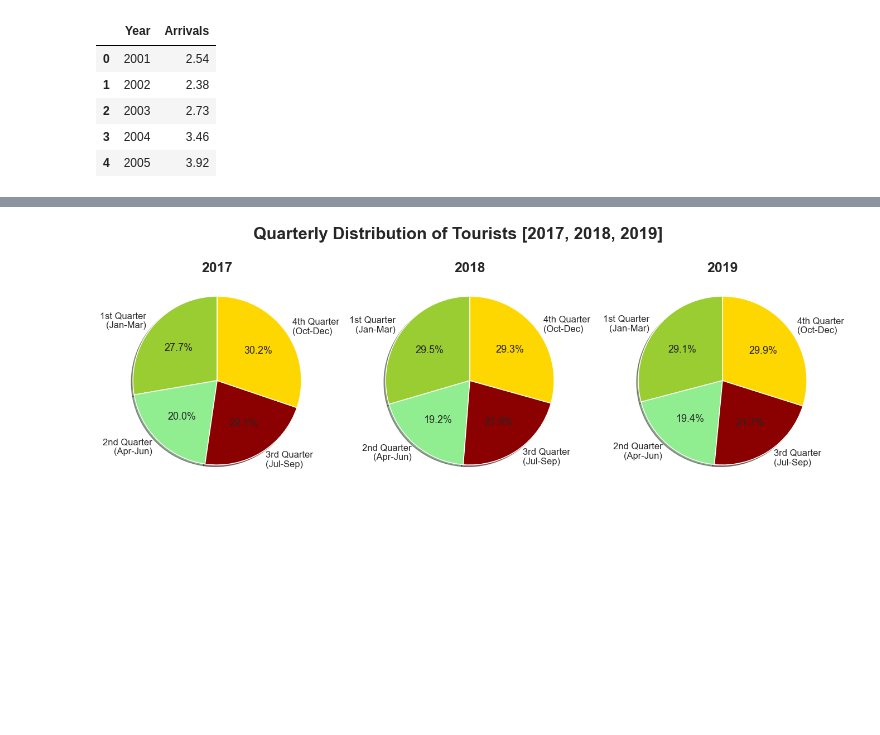
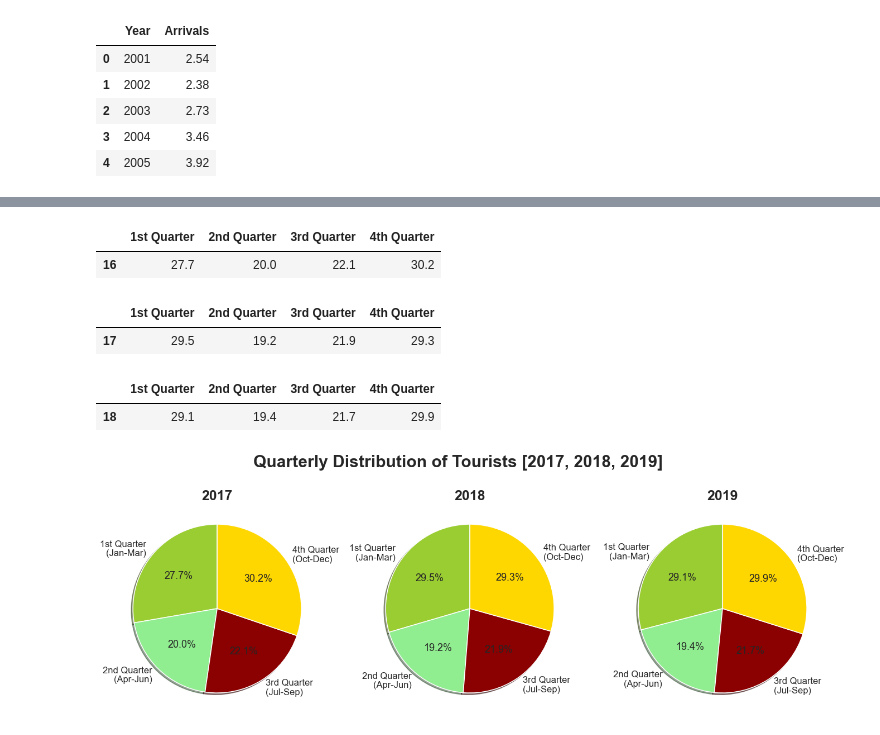
Before and after one commit to Rubix64/Tourism-analysis-of-India, a Jupyter notebook: tourism_analysis_in_India.ipynb, the cells around one changed output, grey strips where cells are left out. Drawn from its saved outputs; the diff is of its cells as text; code cells hidden in the pictures; blank space fills up the shorter version.

```diff
--- a/tourism_analysis_in_India.ipynb
+++ b/tourism_analysis_in_India.ipynb
@@ -98,4 +114,19 @@ quarterly2018=quarterly2018.drop(['Arrivals','Year'],axis=1)
 
 quarterly2019=quarterly[quarterly['Year']==2019].copy()
 quarterly2019=quarterly2019.drop(['Arrivals','Year'],axis=1)
+# %%
+quarterly2017.head()
+# %% [output]
+|  | 1st Quarter | 2nd Quarter | 3rd Quarter | 4th Quarter |
+| 16 | 27.7 | 20.0 | 22.1 | 30.2 |
+# %%
+quarterly2018.head()
+# %% [output]
+|  | 1st Quarter | 2nd Quarter | 3rd Quarter | 4th Quarter |
+| 17 | 29.5 | 19.2 | 21.9 | 29.3 |
+# %%
+quarterly2019.head()
+# %% [output]
+|  | 1st Quarter | 2nd Quarter | 3rd Quarter | 4th Quarter |
+| 18 | 29.1 | 19.4 | 21.7 | 29.9 |
 # %%
```
Also changed, not shown: parts of 46 cells of this notebook.
